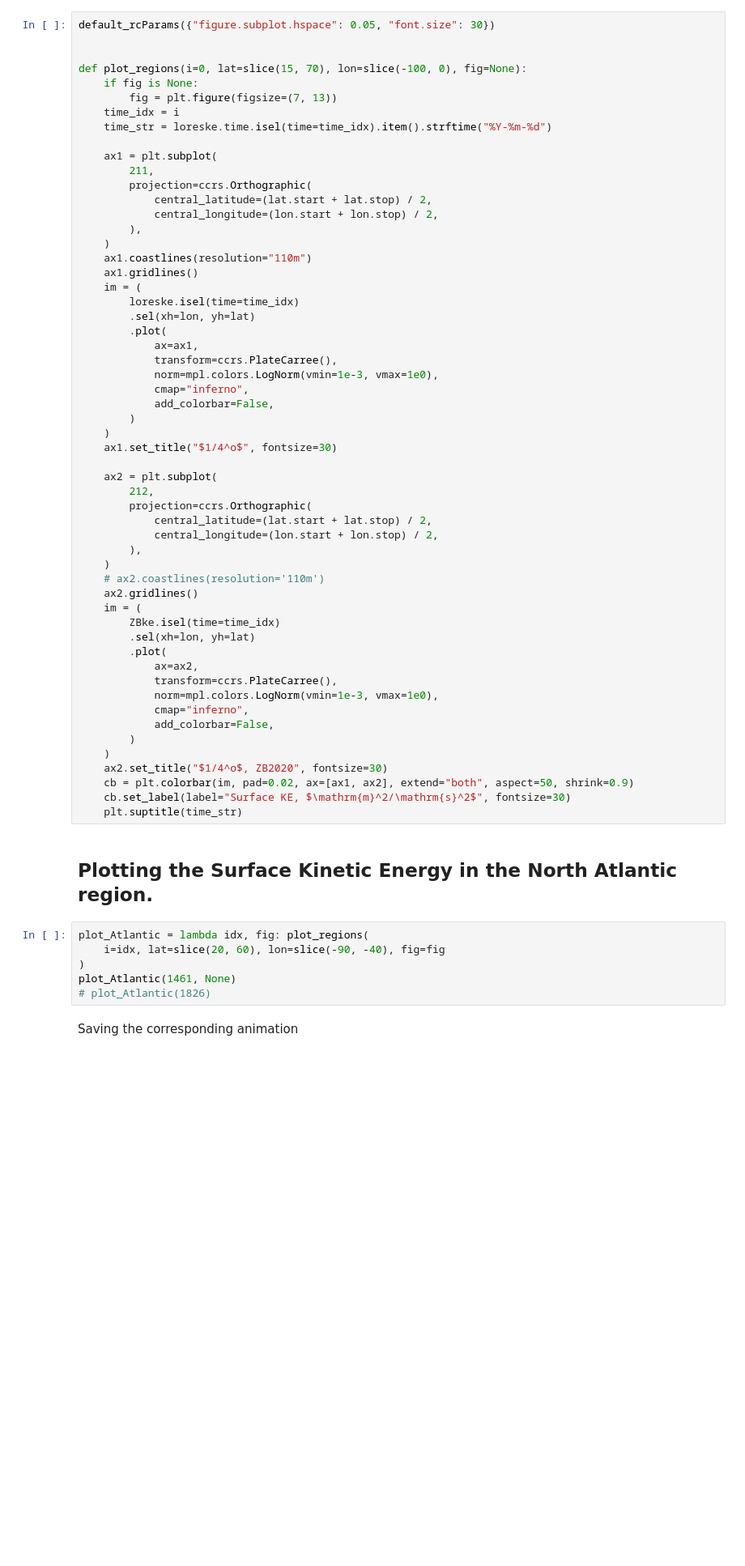
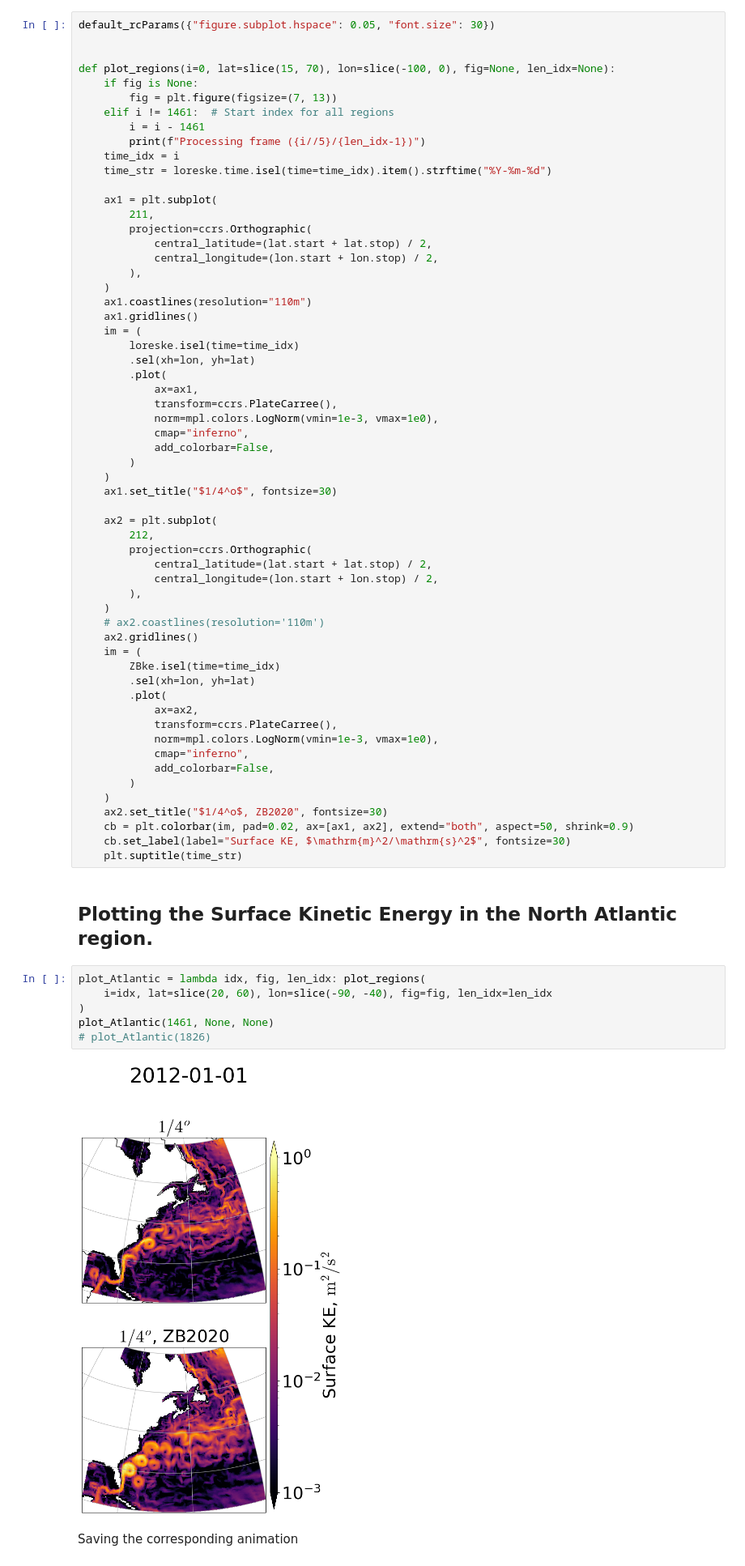
Before and after one commit to m2lines/data-gallery, a Jupyter notebook: src/notebooks/OM4_SE_animation.ipynb, the cells around one changed output. Shown at 81% size. Drawn from its saved outputs; the diff is of its cells as text; blank space fills up the shorter version.

```diff
--- a/src/notebooks/OM4_SE_animation.ipynb
+++ b/src/notebooks/OM4_SE_animation.ipynb
@@ -222,9 +165,12 @@ plt.close(fig)
 default_rcParams({"figure.subplot.hspace": 0.05, "font.size": 30})
 
 
-def plot_regions(i=0, lat=slice(15, 70), lon=slice(-100, 0), fig=None):
+def plot_regions(i=0, lat=slice(15, 70), lon=slice(-100, 0), fig=None, len_idx=None):
     if fig is None:
         fig = plt.figure(figsize=(7, 13))
+    elif i != 1461:  # Start index for all regions
+        i = i - 1461
+        print(f"Processing frame ({i//5}/{len_idx-1})")
     time_idx = i
     time_str = loreske.time.isel(time=time_idx).item().strftime("%Y-%m-%d")
 
@@ -277,11 +223,13 @@ def plot_regions(i=0, lat=slice(15, 70), lon=slice(-100, 0), fig=None):
 # %% [markdown]
 ## Plotting the Surface Kinetic Energy in the North Atlantic region.
 # %%
-plot_Atlantic = lambda idx, fig: plot_regions(
-    i=idx, lat=slice(20, 60), lon=slice(-90, -40), fig=fig
+plot_Atlantic = lambda idx, fig, len_idx: plot_regions(
+    i=idx, lat=slice(20, 60), lon=slice(-90, -40), fig=fig, len_idx=len_idx
 )
-plot_Atlantic(1461, None)
+plot_Atlantic(1461, None, None)
 # plot_Atlantic(1826)
+# %% [output]
+[figure, added]
 # %% [markdown]
 Saving the corresponding animation
 # %%
```
Also changed, not shown: parts of 18 cells of this notebook, 7 other files.
